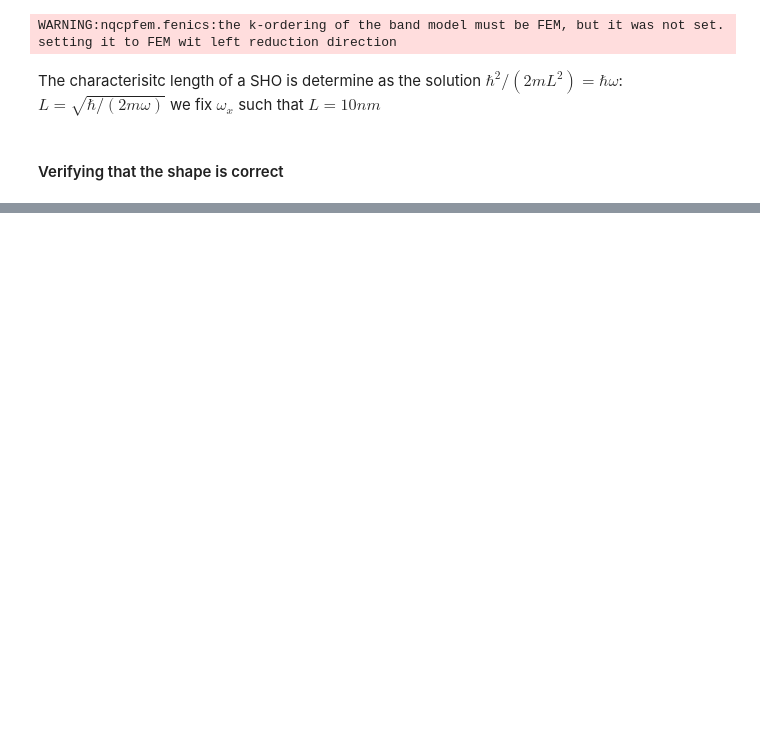
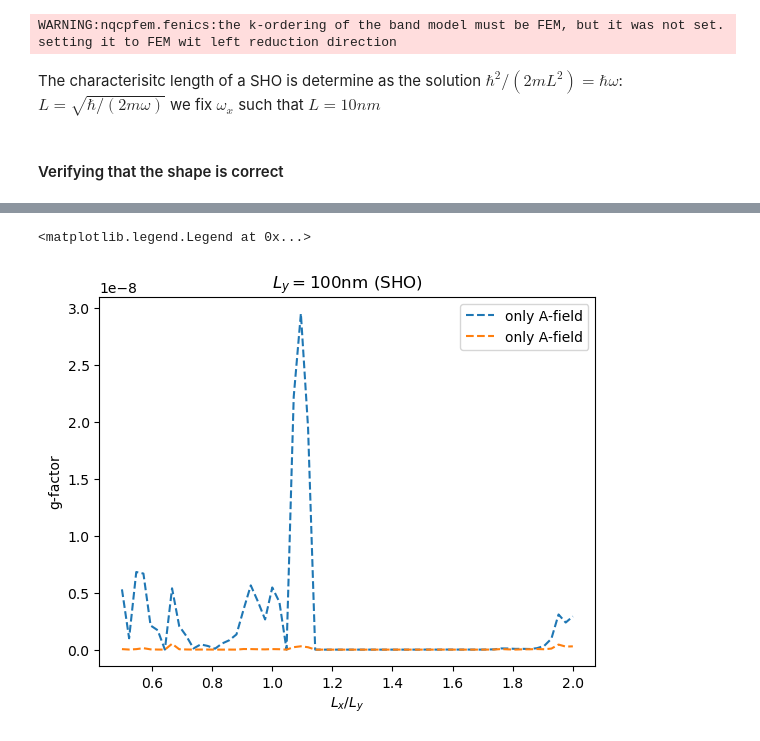
Before and after one commit to oschwarze/NQCP_FEM, a Jupyter notebook: notebooks/Experiments/LK_gmat_box_potential/LK particle ind box FEM.ipynb, the cells around one changed output, grey strips where cells are left out. Saved outputs shown, nothing was run; the diff lists cells and outputs as text; code cells hidden in the pictures; blank space fills up the shorter version.

```diff
--- a/notebooks/Experiments/LK_gmat_box_potential/LK particle ind box FEM.ipynb
+++ b/notebooks/Experiments/LK_gmat_box_potential/LK particle ind box FEM.ipynb
@@ -444,0 +538,17 @@ Text(0.5, 1.0, '$L_{y} = 100$nm (SHO)')
+# %%
+Ab_search.run(True,True)
+# %%
+singular_values = np.stack([np.linalg.svd(a)[1] for a in sho_search.results],axis=0)
+#plt.plot(Lx_values/Ly,singular_values,label='only B-field')
+
+Ab_singular_values = np.stack([np.linalg.svd(a)[1] for a in Ab_search.results],axis=0)
+plt.plot(Lx_values/Ly,Ab_singular_values[:,1:],label='only A-field',ls='--')
+
+#plt.ylim(0,3)
+plt.xlabel(r'$L_{x}/L_{y}$')
+plt.ylabel('g-factor')
+plt.title(r'$L_{y} = 100$nm (SHO)')
+plt.legend()
+# %% [output]
+<matplotlib.legend.Legend at 0x...>
+[figure, added]
```
Also changed, not shown: parts of 45 cells of this notebook, 6 other files.
